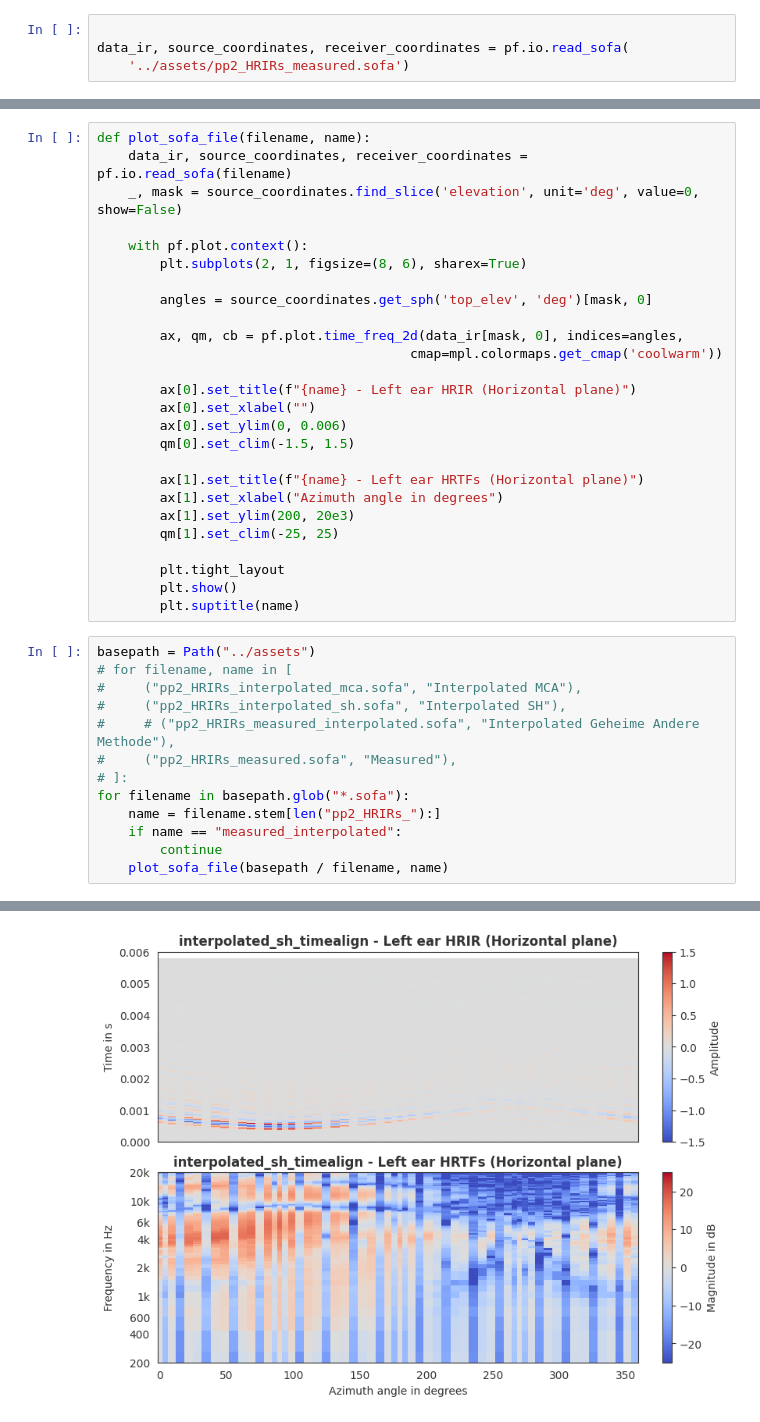
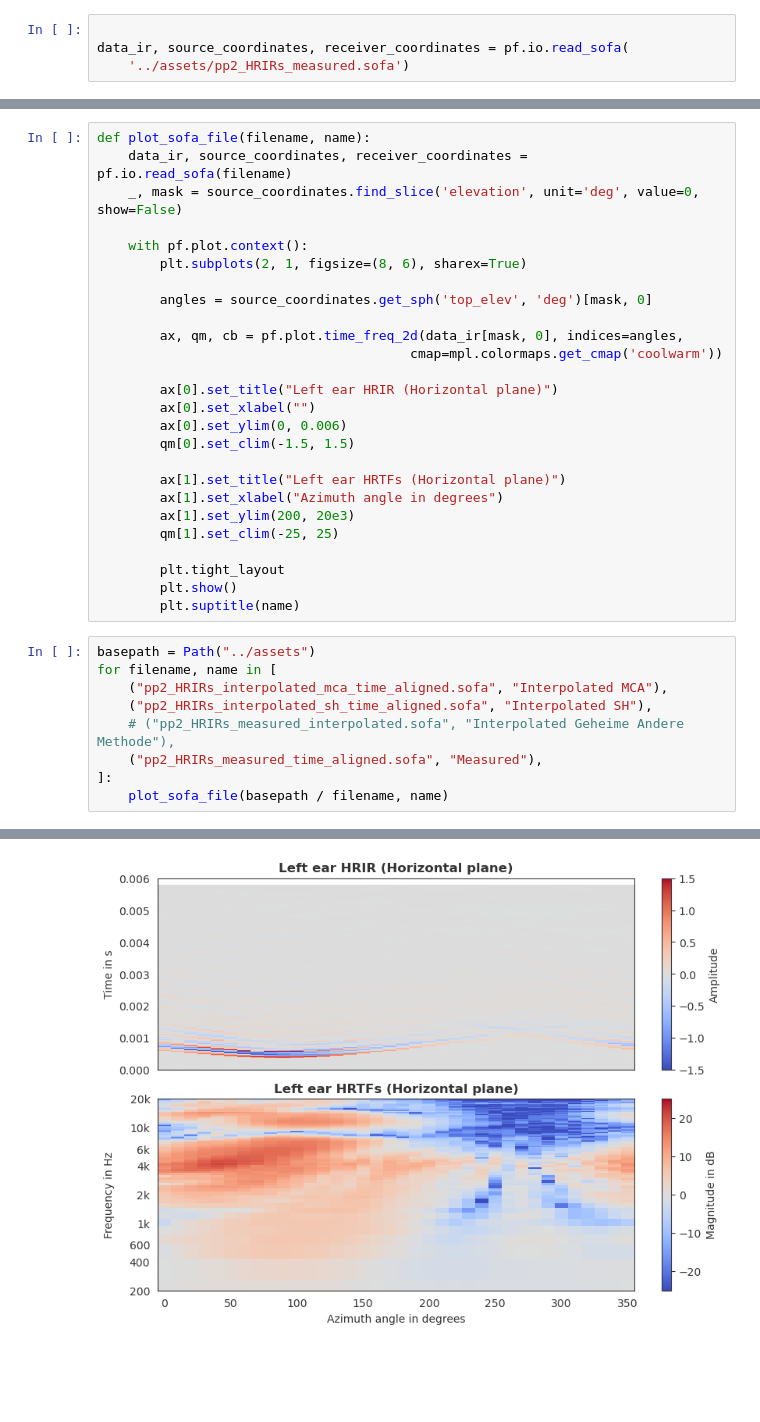
Before and after one commit to vackva/Orbe, a Jupyter notebook: python/inspect_sofa_files.ipynb, the cells around one changed output, grey strips where cells are left out. Cells and saved outputs as stored; diff of their text form; blank space fills up the shorter version.

Commit message:
updates hrtf datasets time aligned versions

```diff
--- a/python/inspect_sofa_files.ipynb
+++ b/python/inspect_sofa_files.ipynb
@@ -46,12 +48,12 @@ def plot_sofa_file(filename, name):
         ax, qm, cb = pf.plot.time_freq_2d(data_ir[mask, 0], indices=angles,
                                         cmap=mpl.colormaps.get_cmap('coolwarm'))
 
-        ax[0].set_title(f"{name} - Left ear HRIR (Horizontal plane)")
+        ax[0].set_title("Left ear HRIR (Horizontal plane)")
         ax[0].set_xlabel("")
         ax[0].set_ylim(0, 0.006)
         qm[0].set_clim(-1.5, 1.5)
 
-        ax[1].set_title(f"{name} - Left ear HRTFs (Horizontal plane)")
+        ax[1].set_title("Left ear HRTFs (Horizontal plane)")
         ax[1].set_xlabel("Azimuth angle in degrees")
         ax[1].set_ylim(200, 20e3)
         qm[1].set_clim(-25, 25)
@@ -61,15 +63,11 @@ def plot_sofa_file(filename, name):
         plt.suptitle(name)
 # %%
 basepath = Path("../assets")
-# for filename, name in [
-#     ("pp2_HRIRs_interpolated_mca.sofa", "Interpolated MCA"),
-#     ("pp2_HRIRs_interpolated_sh.sofa", "Interpolated SH"),
-#     # ("pp2_HRIRs_measured_interpolated.sofa", "Interpolated Geheime Andere Methode"),
-#     ("pp2_HRIRs_measured.sofa", "Measured"),
-# ]:
-for filename in basepath.glob("*.sofa"):
-    name = filename.stem[len("pp2_HRIRs_"):]
-    if name == "measured_interpolated":
-        continue
+for filename, name in [
+    ("pp2_HRIRs_interpolated_mca_time_aligned.sofa", "Interpolated MCA"),
+    ("pp2_HRIRs_interpolated_sh_time_aligned.sofa", "Interpolated SH"),
+    # ("pp2_HRIRs_measured_interpolated.sofa", "Interpolated Geheime Andere Methode"),
+    ("pp2_HRIRs_measured_time_aligned.sofa", "Measured"),
+]:
     plot_sofa_file(basepath / filename, name)
 # %% [output]
@@ -79,2 +77,2 @@ for filename in basepath.glob("*.sofa"):
 <Figure size 640x480 with 0 Axes>
-[figure, old version]
+[figure, new version]
```
Also changed, not shown: parts of 3 cells of this notebook, 7 other files.
